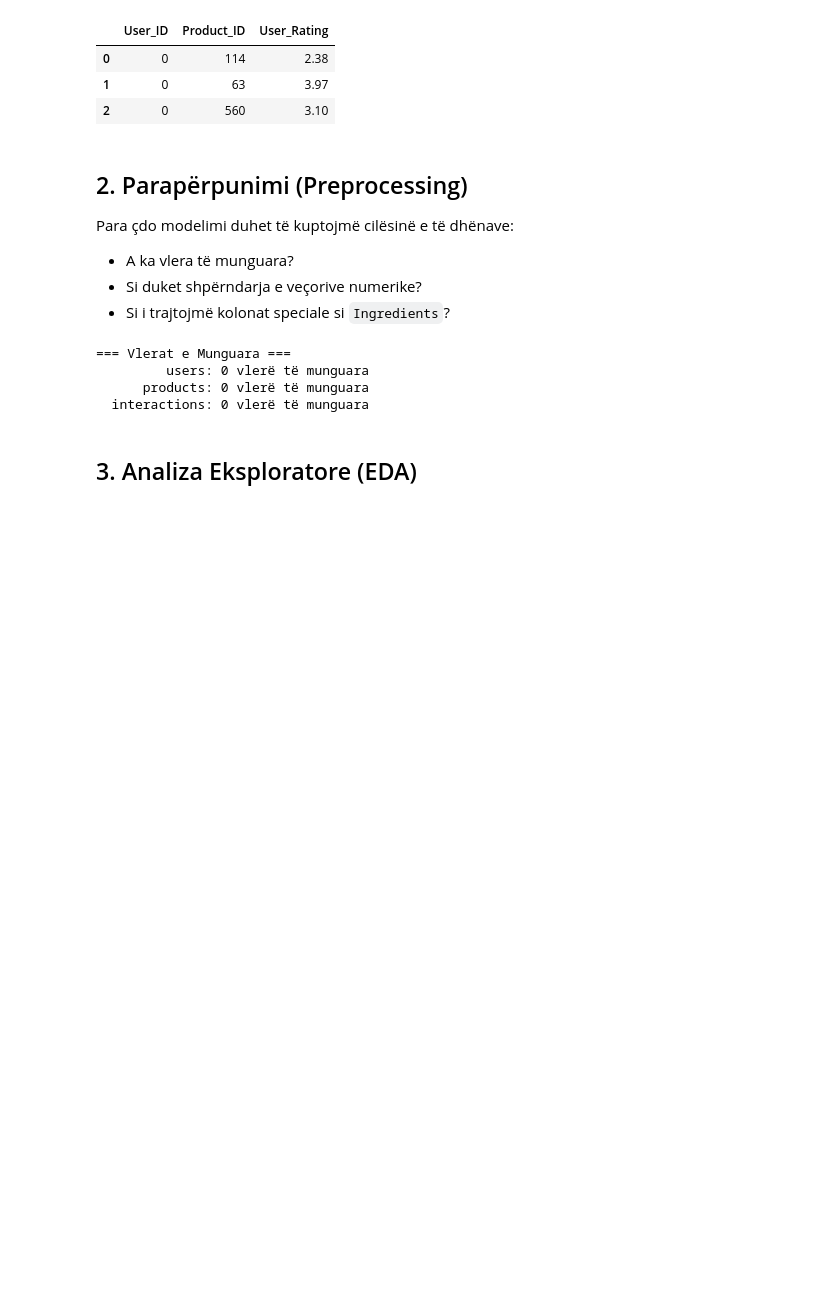
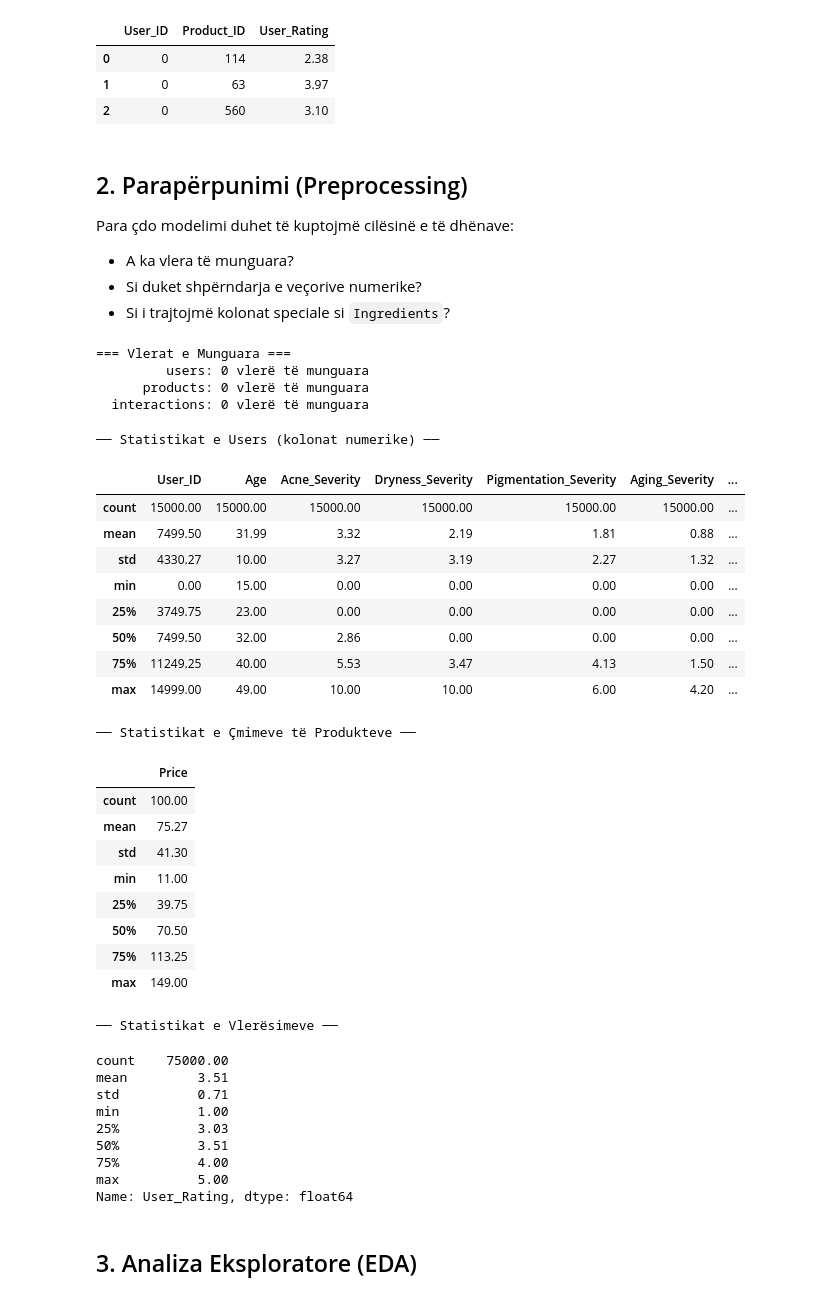
Before and after one commit to Sara587979/AI-Skincare-Personalization, a Jupyter notebook: skincare_ml.ipynb, the cells around one changed output. Drawn from its saved outputs; the diff is of its cells as text; code cells hidden in the pictures; blank space fills up the shorter version.

```diff
--- a/skincare_ml.ipynb
+++ b/skincare_ml.ipynb
@@ -123,5 +123,46 @@ for name, df_ in [("users", users), ("products", products), ("interactions", int
          users: 0 vlerë të munguara
       products: 0 vlerë të munguara
   interactions: 0 vlerë të munguara
+# %%
+# Statistika bazë për kolonat numerike
+print("── Statistikat e Users (kolonat numerike) ──")
+display(users.describe().round(2))
+
+print("\n── Statistikat e Çmimeve të Produkteve ──")
+display(products[['Price']].describe().round(2))
+
+print("\n── Statistikat e Vlerësimeve ──")
+display(interactions['User_Rating'].describe().round(2))
+# %% [output]
+── Statistikat e Users (kolonat numerike) ──
+|  | User_ID | Age | Acne_Severity | Dryness_Severity | Pigmentation_Severity | Aging_Severity | ... |
+| count | 15000.00 | 15000.00 | 15000.00 | 15000.00 | 15000.00 | 15000.00 | ... |
+| mean | 7499.50 | 31.99 | 3.32 | 2.19 | 1.81 | 0.88 | ... |
+| std | 4330.27 | 10.00 | 3.27 | 3.19 | 2.27 | 1.32 | ... |
+| min | 0.00 | 15.00 | 0.00 | 0.00 | 0.00 | 0.00 | ... |
+| 25% | 3749.75 | 23.00 | 0.00 | 0.00 | 0.00 | 0.00 | ... |
+| 50% | 7499.50 | 32.00 | 2.86 | 0.00 | 0.00 | 0.00 | ... |
+| 75% | 11249.25 | 40.00 | 5.53 | 3.47 | 4.13 | 1.50 | ... |
+| max | 14999.00 | 49.00 | 10.00 | 10.00 | 6.00 | 4.20 | ... |
+── Statistikat e Çmimeve të Produkteve ──
+|  | Price |
+| count | 100.00 |
+| mean | 75.27 |
+| std | 41.30 |
+| min | 11.00 |
+| 25% | 39.75 |
+| 50% | 70.50 |
+| 75% | 113.25 |
+| max | 149.00 |
+── Statistikat e Vlerësimeve ──
+count    75000.00
+mean         3.51
+std          0.71
+min          1.00
+25%          3.03
+50%          3.51
+75%          4.00
+max          5.00
+Name: User_Rating, dtype: float64
 # %% [markdown]
 ## 3. Analiza Eksploratore (EDA)
```
